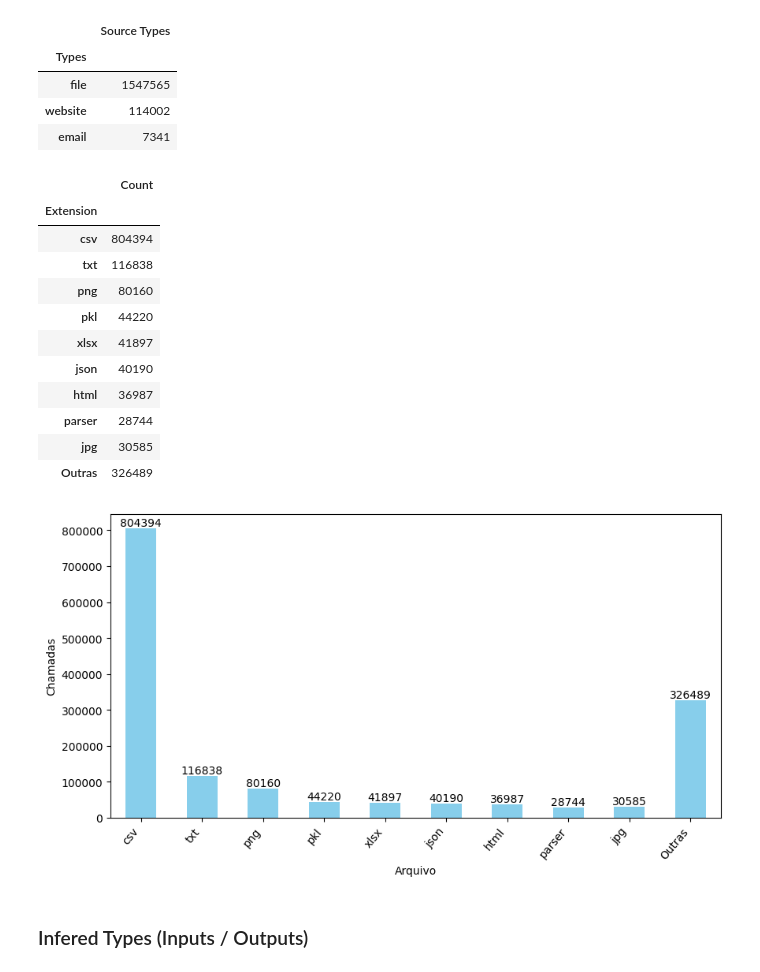
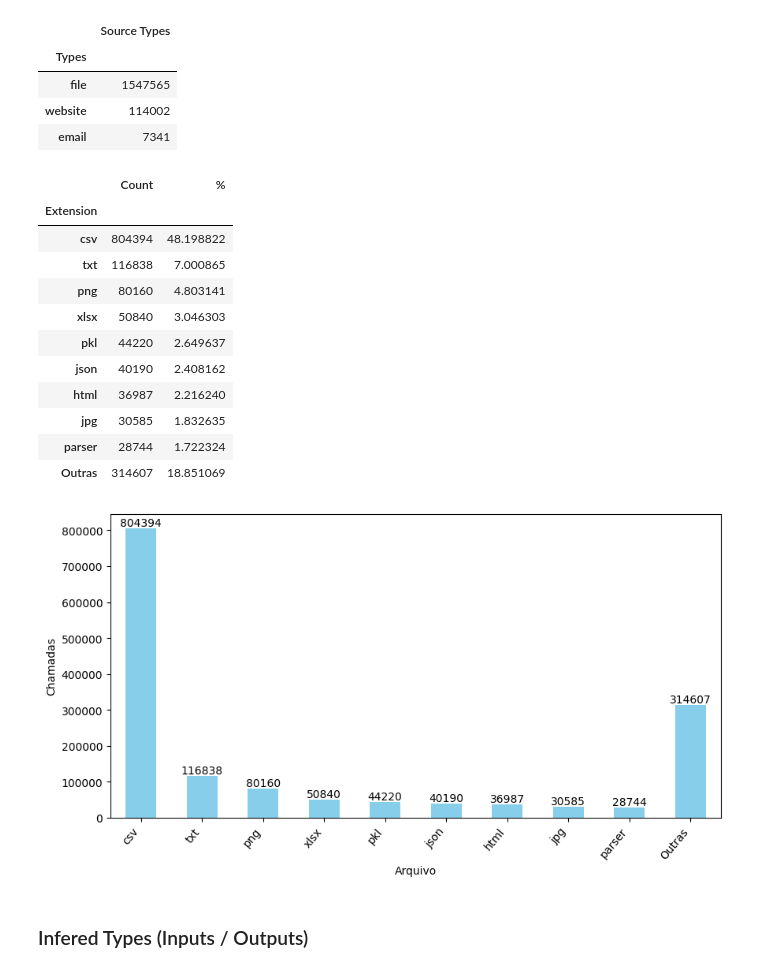
Before and after one commit to dew-uff/dsmining, a Jupyter notebook: src/analyzes/a5_code_and_data.ipynb, the cells around one changed output. Cells and saved outputs as stored; diff of their text form; code cells hidden in the pictures.

```diff
--- a/src/analyzes/a5_code_and_data.ipynb
+++ b/src/analyzes/a5_code_and_data.ipynb
@@ -354,33 +338,40 @@ display(source_types)
 # %%
 fig10, ax10 = plt.subplots(figsize=(10, 5))
 extensions = data_ios.infered_file_extension.dropna().value_counts()\
     .rename_axis("Extension").to_frame("Count").sort_values(by='Count', ascending=False)
+
 extensions.loc["jpg"].Count = extensions.loc["jpg"].Count +  extensions.loc["jpeg"].Count
+extensions.loc["xlsx"].Count = extensions.loc["xlsx"].Count +  extensions.loc["xls"].Count
+extensions.loc["jpeg"].Count = 0
+extensions.loc["xls"].Count = 0
+
+extensions = extensions.sort_values(by='Count', ascending=False)
 other_value = extensions[9:]["Count"].sum()
 new_extensions = extensions[:9].copy()
 new_extensions.loc["Outras"] = [other_value]
 
+new_extensions["%"] = new_extensions["Count"] * 100 / 1668908
 display(new_extensions)
 
 new_extensions.plot.bar(ax=ax10, y="Count", color='skyblue',
                      xlabel='Arquivo', ylabel='Chamadas').get_legend().remove()
 plt.xticks(rotation=50, ha='right')
 ax10.bar_label(ax10.containers[0], label_type='edge')
 fig10.savefig("outputs/a5/extensões.png", dpi=500, bbox_inches='tight', format='png');
 # %% [output]
-|  | Count |
-| Extension |  |
-| csv | 804394 |
-| txt | 116838 |
-| png | 80160 |
-| pkl | 44220 |
-| xlsx | 41897 |
-| json | 40190 |
-| html | 36987 |
-| parser | 28744 |
-| jpg | 30585 |
-| Outras | 326489 |
+|  | Count | % |
+| Extension |  |  |
+| csv | 804394 | 48.198822 |
+| txt | 116838 | 7.000865 |
+| png | 80160 | 4.803141 |
+| xlsx | 50840 | 3.046303 |
+| pkl | 44220 | 2.649637 |
+| json | 40190 | 2.408162 |
+| html | 36987 | 2.216240 |
+| jpg | 30585 | 1.832635 |
+| parser | 28744 | 1.722324 |
+| Outras | 314607 | 18.851069 |
-[figure, old version]
+[figure, new version]
 # %% [markdown]
 ### Infered Types (Inputs / Outputs)
 # %%
```
Also changed, not shown: parts of 15 cells of this notebook, 29 other files.
